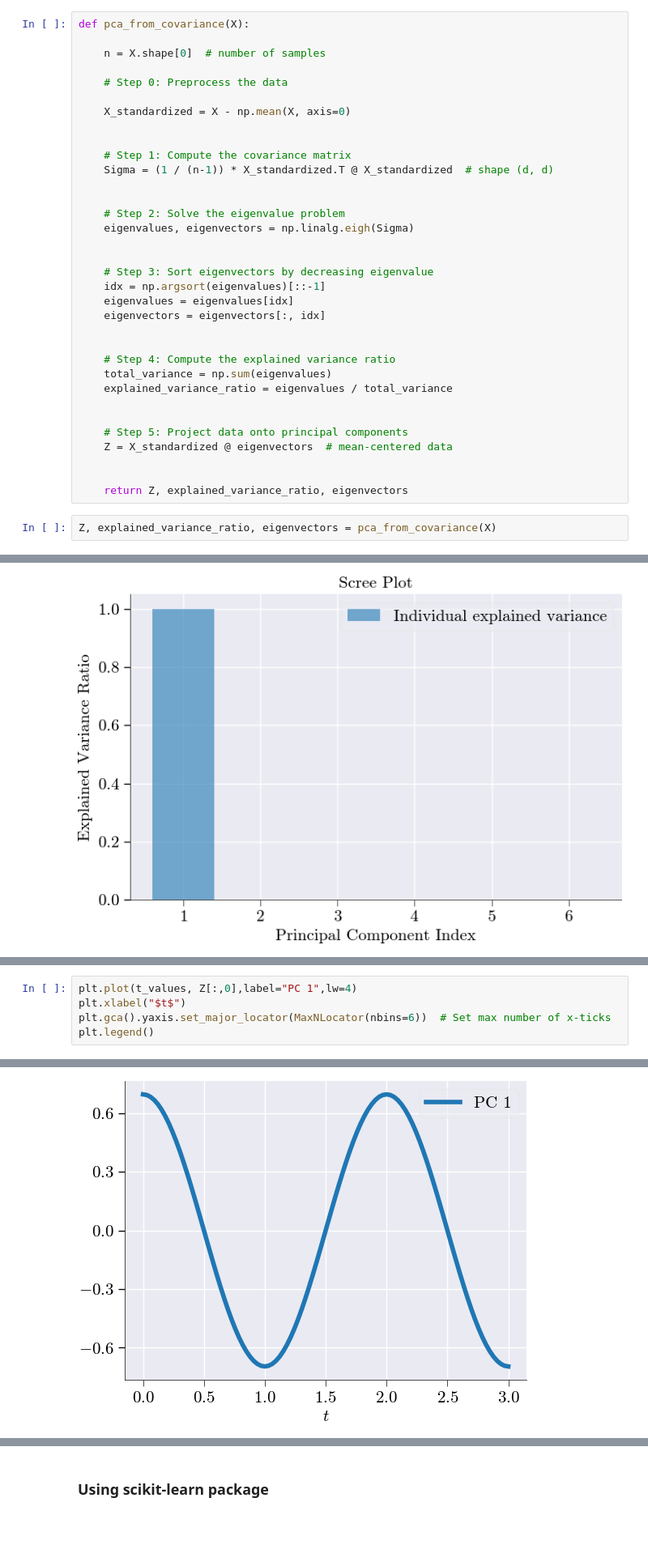
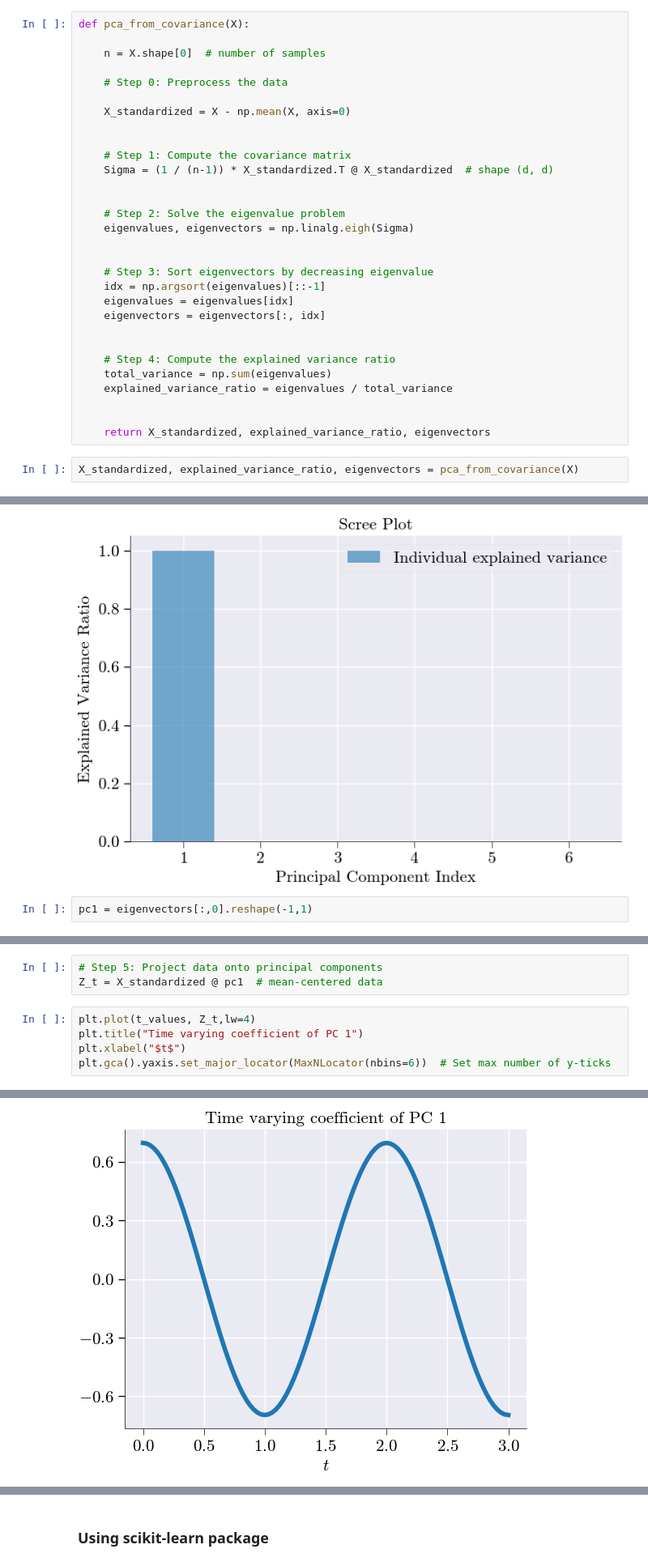
Before and after one commit to TAMIDS-WORKSHOPS/pca_tutorial_tamids, a Jupyter notebook: pca_v2.ipynb, the cells around one changed output, grey strips where cells are left out. Shown at 81% size. Cells and saved outputs as stored; diff of their text form; blank space fills up the shorter version.

```diff
--- a/pca.ipynb
+++ b/pca_v2.ipynb
@@ -290,13 +280,9 @@ def pca_from_covariance(X):
     explained_variance_ratio = eigenvalues / total_variance
 
 
-    # Step 5: Project data onto principal components
-    Z = X_standardized @ eigenvectors  # mean-centered data
-
-
-    return Z, explained_variance_ratio, eigenvectors
+    return X_standardized, explained_variance_ratio, eigenvectors
 # %%
-Z, explained_variance_ratio, eigenvectors = pca_from_covariance(X)
+X_standardized, explained_variance_ratio, eigenvectors = pca_from_covariance(X)
 # %%
 # Plot variance explained by each component
 plt.figure(figsize=(8, 5))
@@ -314,3 +300,5 @@ plt.grid(True)
 plt.show()
 # %% [output]
 [figure]
+# %%
+pc1 = eigenvectors[:,0].reshape(-1,1)
@@ -317,6 +329,9 @@ plt.show()
+# %%
+# Step 5: Project data onto principal components
+Z_t = X_standardized @ pc1  # mean-centered data
 # %%
-plt.plot(t_values, Z[:,0],label="PC 1",lw=4)
+plt.plot(t_values, Z_t,lw=4)
+plt.title("Time varying coefficient of PC 1")
 plt.xlabel("$t$")
-plt.gca().yaxis.set_major_locator(MaxNLocator(nbins=6))  # Set max number of x-ticks
-plt.legend()
+plt.gca().yaxis.set_major_locator(MaxNLocator(nbins=6))  # Set max number of y-ticks
 # %% [output]
@@ -324 +338 @@ plt.legend()
-[figure, old version]
+[figure, new version]
```
Also changed, not shown: parts of 38 cells of this notebook, 3 other files.
